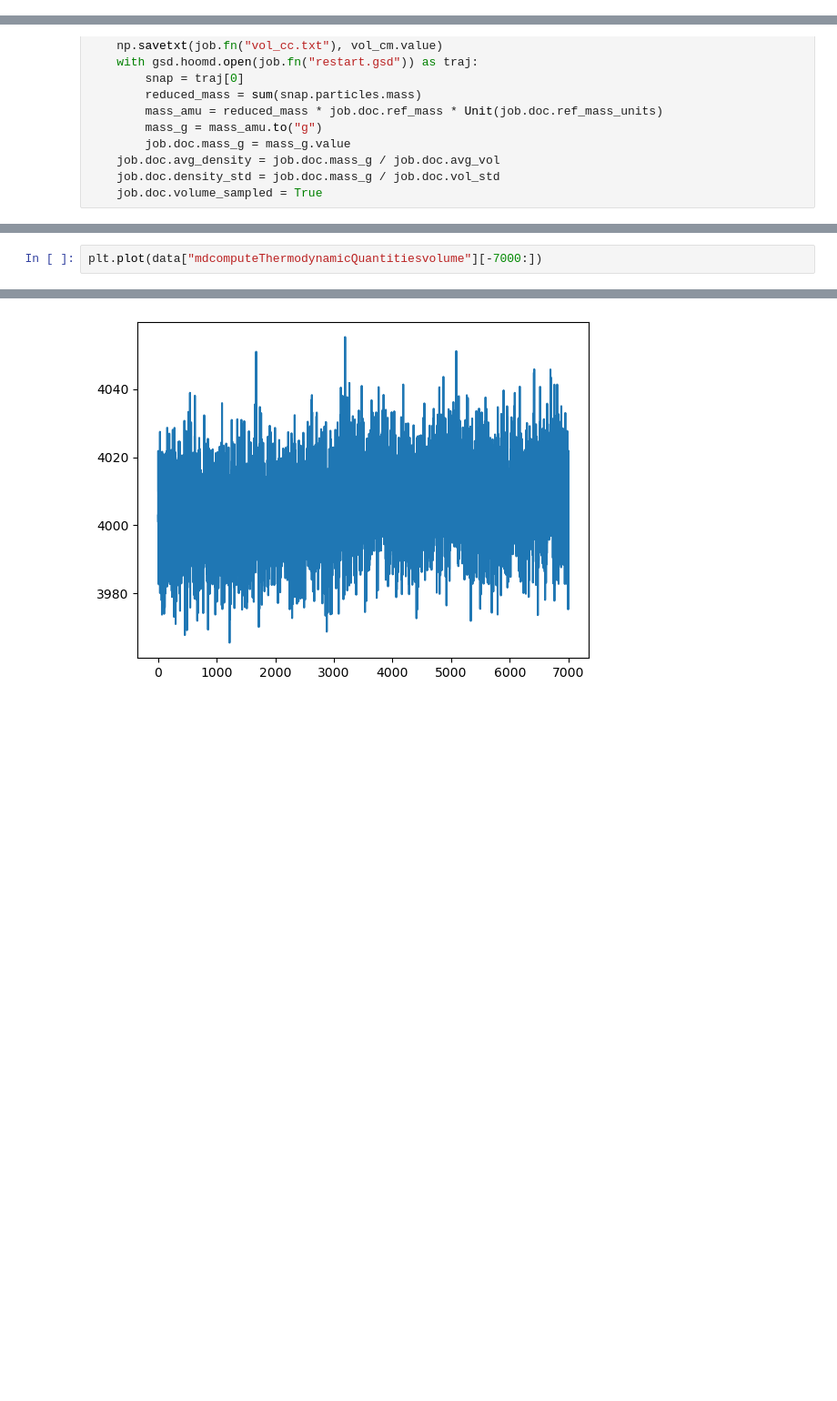
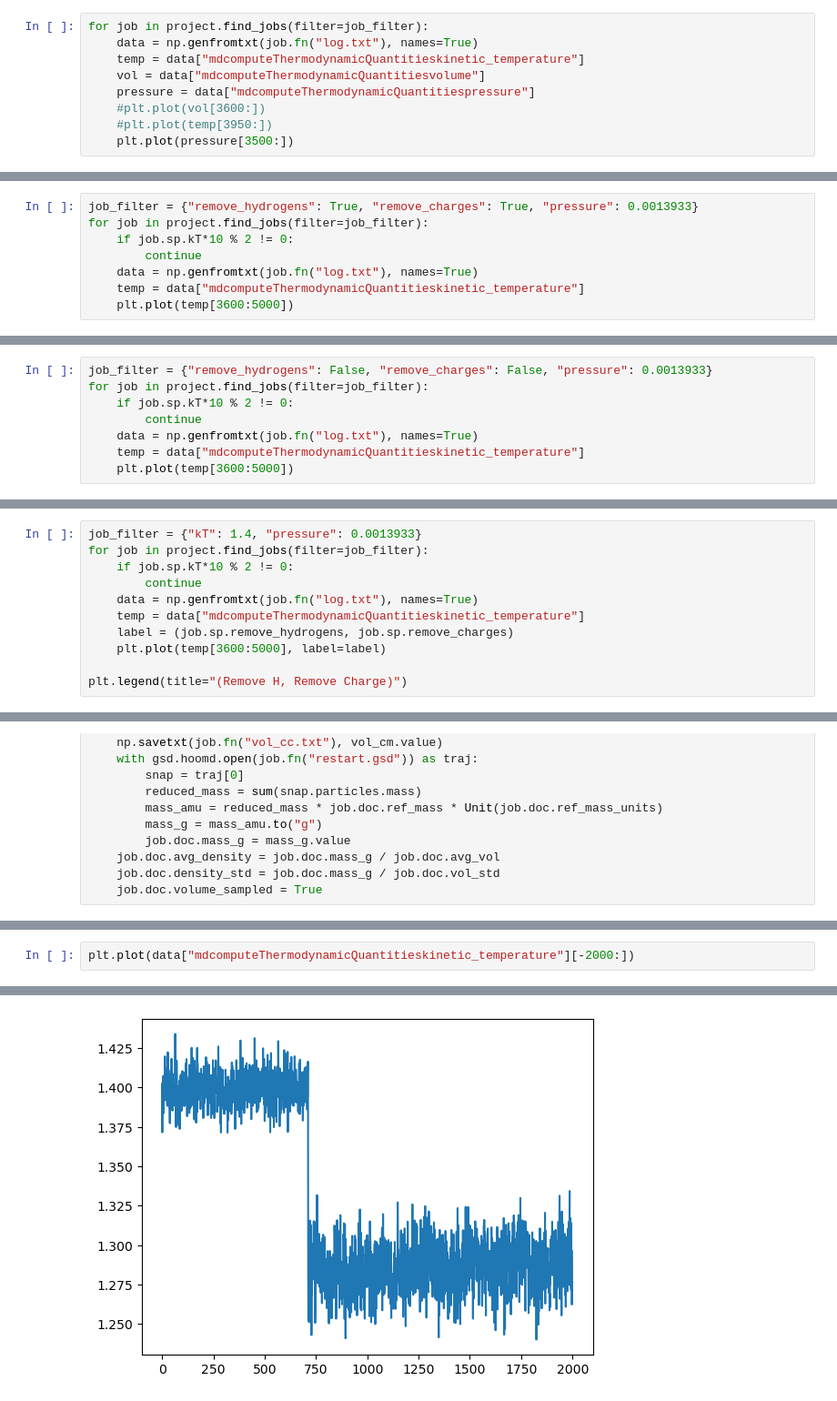
Before and after one commit to chrisjonesBSU/pps-msibi, a Jupyter notebook: notebooks/sampling-tg.ipynb, the cells around one changed output, grey strips where cells are left out. Shown: that part at 91% size. Drawn from its saved outputs; the diff is of its cells as text; blank space fills up the shorter version.

```diff
--- a/notebooks/sampling-tg.ipynb
+++ b/notebooks/sampling-tg.ipynb
@@ -24,0 +33,9 @@ job_filter = {"remove_hydrogens": True, "remove_charges": True}
+# %%
+for job in project.find_jobs(filter=job_filter):
+    data = np.genfromtxt(job.fn("log.txt"), names=True)
+    temp = data["mdcomputeThermodynamicQuantitieskinetic_temperature"]
+    vol = data["mdcomputeThermodynamicQuantitiesvolume"]
+    pressure = data["mdcomputeThermodynamicQuantitiespressure"]
+    #plt.plot(vol[3600:])
+    #plt.plot(temp[3950:])
+    plt.plot(pressure[3500:])
@@ -24,0 +44,8 @@ job_filter = {"remove_hydrogens": True, "remove_charges": True}
+# %%
+job_filter = {"remove_hydrogens": True, "remove_charges": True, "pressure": 0.0013933}
+for job in project.find_jobs(filter=job_filter):
+    if job.sp.kT*10 % 2 != 0:
+        continue
+    data = np.genfromtxt(job.fn("log.txt"), names=True)
+    temp = data["mdcomputeThermodynamicQuantitieskinetic_temperature"]
+    plt.plot(temp[3600:5000])
@@ -24,0 +54,8 @@ job_filter = {"remove_hydrogens": True, "remove_charges": True}
+# %%
+job_filter = {"remove_hydrogens": False, "remove_charges": False, "pressure": 0.0013933}
+for job in project.find_jobs(filter=job_filter):
+    if job.sp.kT*10 % 2 != 0:
+        continue
+    data = np.genfromtxt(job.fn("log.txt"), names=True)
+    temp = data["mdcomputeThermodynamicQuantitieskinetic_temperature"]
+    plt.plot(temp[3600:5000])
@@ -24,0 +64,11 @@ job_filter = {"remove_hydrogens": True, "remove_charges": True}
+# %%
+job_filter = {"kT": 1.4, "pressure": 0.0013933}
+for job in project.find_jobs(filter=job_filter):
+    if job.sp.kT*10 % 2 != 0:
+        continue
+    data = np.genfromtxt(job.fn("log.txt"), names=True)
+    temp = data["mdcomputeThermodynamicQuantitieskinetic_temperature"]
+    label = (job.sp.remove_hydrogens, job.sp.remove_charges)
+    plt.plot(temp[3600:5000], label=label)
+
+plt.legend(title="(Remove H, Remove Charge)")
@@ -104,5 +129,5 @@ for kT, job in project.find_jobs(filter=job_filter).groupby("kT"):
 # %%
-plt.plot(data["mdcomputeThermodynamicQuantitiesvolume"][-7000:])
+plt.plot(data["mdcomputeThermodynamicQuantitieskinetic_temperature"][-2000:])
 # %% [output]
 [<matplotlib.lines.Line2D at 0x...>]
-[figure, old version]
+[figure, new version]
```
Also changed, not shown: parts of 10 cells of this notebook, 2 other files.
